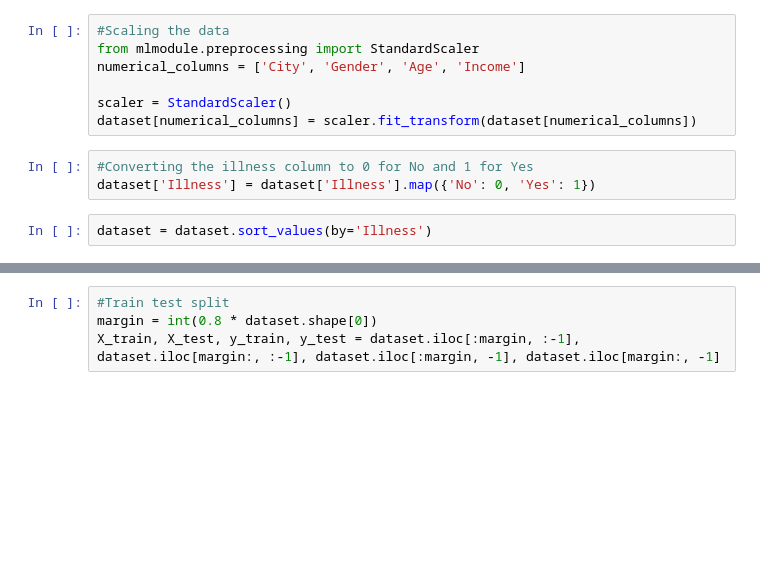
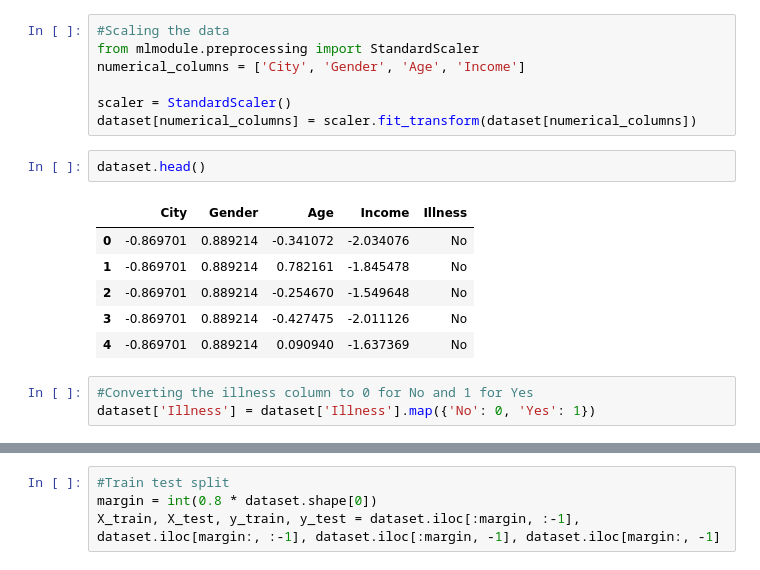
Before and after one commit to barondebajit/NeuralNetworkFromScratch, a Jupyter notebook: Implementation.ipynb, the cells around one changed output, grey strips where cells are left out. Cells and saved outputs as stored; diff of their text form; blank space fills up the shorter version.

```diff
--- a/Implementation.ipynb
+++ b/Implementation.ipynb
@@ -43,8 +46,15 @@ numerical_columns = ['City', 'Gender', 'Age', 'Income']
 
 scaler = StandardScaler()
 dataset[numerical_columns] = scaler.fit_transform(dataset[numerical_columns])
+# %%
+dataset.head()
+# %% [output]
+|  | City | Gender | Age | Income | Illness |
+| 0 | -0.869701 | 0.889214 | -0.341072 | -2.034076 | No |
+| 1 | -0.869701 | 0.889214 | 0.782161 | -1.845478 | No |
+| 2 | -0.869701 | 0.889214 | -0.254670 | -1.549648 | No |
+| 3 | -0.869701 | 0.889214 | -0.427475 | -2.011126 | No |
+| 4 | -0.869701 | 0.889214 | 0.090940 | -1.637369 | No |
 # %%
 #Converting the illness column to 0 for No and 1 for Yes
 dataset['Illness'] = dataset['Illness'].map({'No': 0, 'Yes': 1})
-# %%
-dataset = dataset.sort_values(by='Illness')
```
Also changed, not shown: parts of 10 cells of this notebook.
